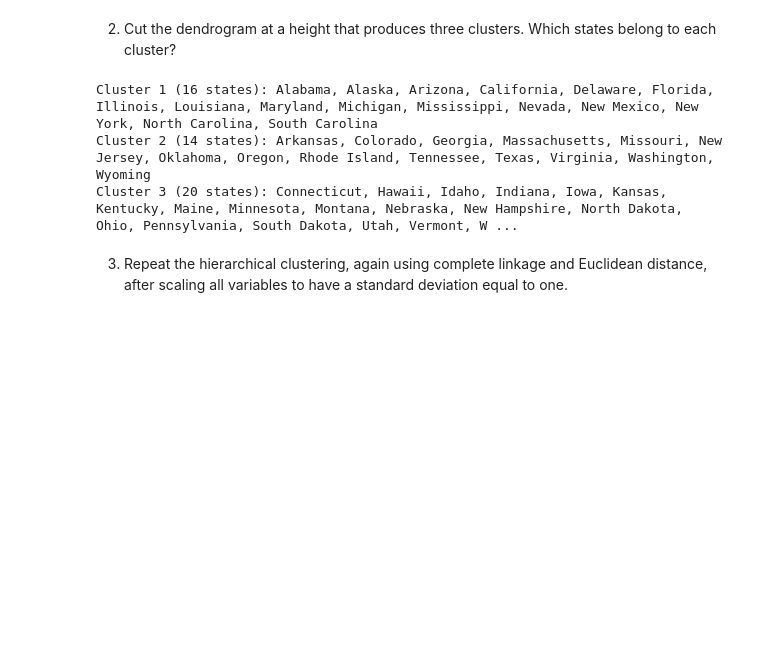
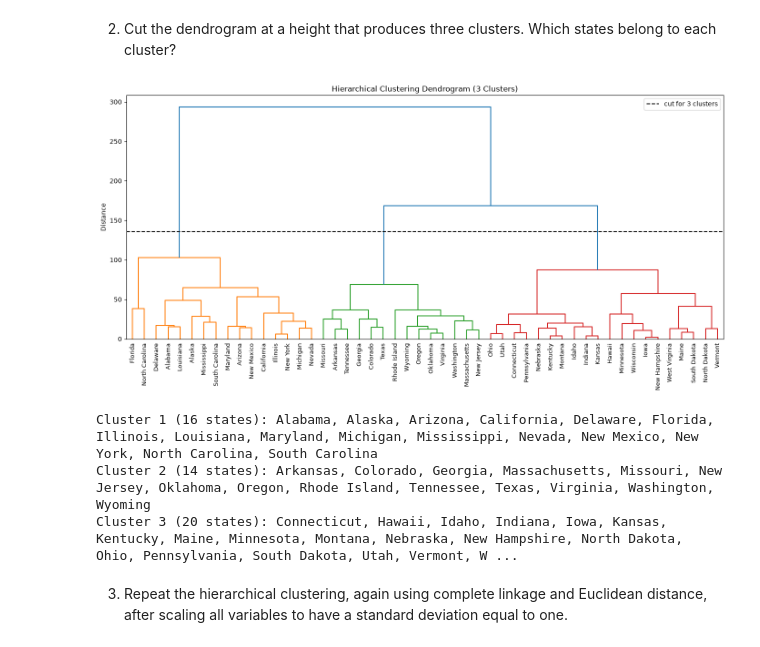
Before and after one commit to natalie-s11/ds4021_lab8, a Jupyter notebook: 08-clustering-real-data.ipynb, the cells around one changed output. Cells and saved outputs as stored; diff of their text form; code cells hidden in the pictures; blank space fills up the shorter version.

```diff
--- a/08-clustering-real-data.ipynb
+++ b/08-clustering-real-data.ipynb
@@ -66,16 +66,39 @@ plt.show()
 # %%
 # imports
 from scipy.cluster.hierarchy import fcluster
 
-# 3 clusters
+# cut height to make exactly 3 clusters
+cut_height = (Z[-3, 2] + Z[-2, 2]) / 2
+
+# dendrogram with cut line
+fig, ax = plt.subplots(figsize=(14, 7))
+dendrogram(
+    Z,
+    labels=states,
+    color_threshold=cut_height,
+    leaf_rotation=90,
+    leaf_font_size=9,
+    ax=ax
+)
+
+ax.axhline(cut_height, color="k", linestyle="--", label="cut for 3 clusters")
+ax.set_title("Hierarchical Clustering Dendrogram (3 Clusters)")
+ax.set_ylabel("Distance")
+ax.legend()
+
+plt.tight_layout()
+plt.show()
+
+# assign each state to a cluster
 labels = fcluster(Z, t=3, criterion="maxclust")
 
-# print what states belong to each cluster
+# print states in each cluster
 clusters = pd.DataFrame({"state": states, "cluster": labels})
 for c in sorted(clusters["cluster"].unique()):
     members = clusters.loc[clusters["cluster"] == c, "state"].tolist()
     print(f"Cluster {c} ({len(members)} states): {', '.join(members)}")
 # %% [output]
+[figure, added]
 Cluster 1 (16 states): Alabama, Alaska, Arizona, California, Delaware, Florida, Illinois, Louisiana, Maryland, Michigan, Mississippi, Nevada, New Mexico, New York, North Carolina, South Carolina
 Cluster 2 (14 states): Arkansas, Colorado, Georgia, Massachusetts, Missouri, New Jersey, Oklahoma, Oregon, Rhode Island, Tennessee, Texas, Virginia, Washington, Wyoming
 Cluster 3 (20 states): Connecticut, Hawaii, Idaho, Indiana, Iowa, Kansas, Kentucky, Maine, Minnesota, Montana, Nebraska, New Hampshire, North Dakota, Ohio, Pennsylvania, South Dakota, Utah, Vermont, W ...
```
Also changed, not shown: parts of 6 cells of this notebook.
